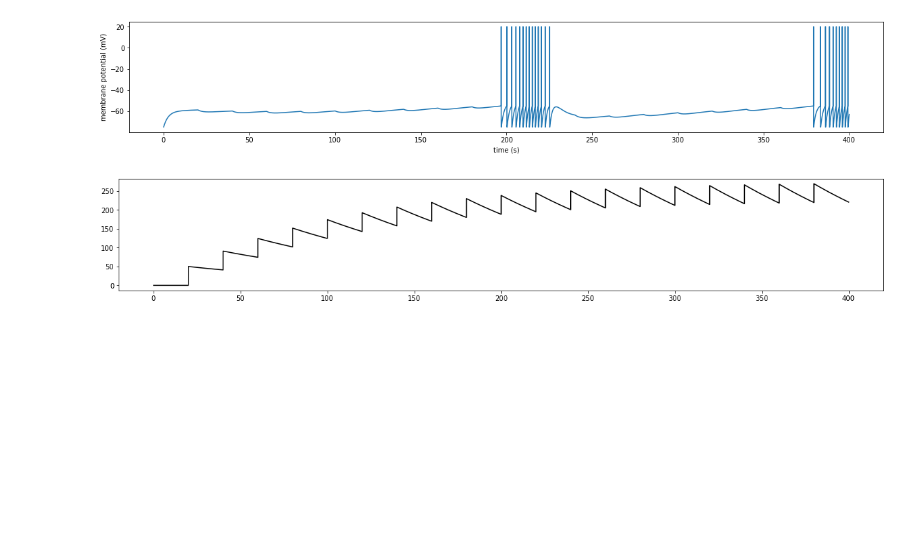
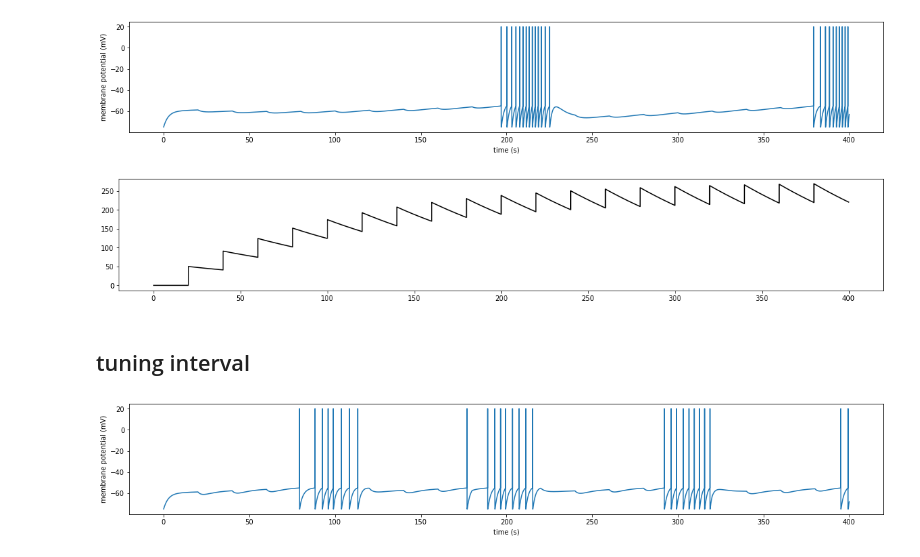
Before and after one commit to hengjiwang/hydranerv, a Jupyter notebook: hydranerv/models/network/sim_periodic_inhibition.ipynb, the cells around one changed output. Saved outputs shown, nothing was run; the diff lists cells and outputs as text; code cells hidden in the pictures; blank space fills up the shorter version.

```diff
--- a/hydranerv/models/network/sim_periodic_inhibition.ipynb
+++ b/hydranerv/models/network/sim_periodic_inhibition.ipynb
@@ -15,18 +15,18 @@ cb.disp(figsize=(20,3))
 [figure]
 # %%
 # add inhibitions
-def run_inhibit(tau_stim, a_inh, disp_i_inh=False):
+def run_inhibit(tau_stim, a_inh, interval=20, disp_i_inh=False):
 
     cb = Neuron(tmax=400)
 
-    inhibit_moments = range(20, cb.tmax, 20)
+    inhibit_moments = range(20, cb.tmax, interval)
     i_inh = 0
     i_inh_train =[]
 
     time_axis = np.arange(cb.dt, cb.tmax, cb.dt)
     for t in tqdm(time_axis):
         for t_st in inhibit_moments:
-            if 0 <= t - t_st < cb.dt/2:
+            if 0 <= np.abs(t - t_st) < cb.dt/2:
                 i_inh += a_inh
 
         i_inh -= cb.dt * i_inh / tau_stim
@@ -56,3 +58,9 @@ run_inhibit(tau_stim=100, a_inh=50, disp_i_inh=True)
 # %% [output]
 [figure]
 [figure]
+# %% [markdown]
+## tuning interval
+# %%
+run_inhibit(tau_stim=5, a_inh=100, interval=20)
+# %% [output]
+[figure, added]
```
Also changed, not shown: parts of 9 cells of this notebook, 16 other files.
